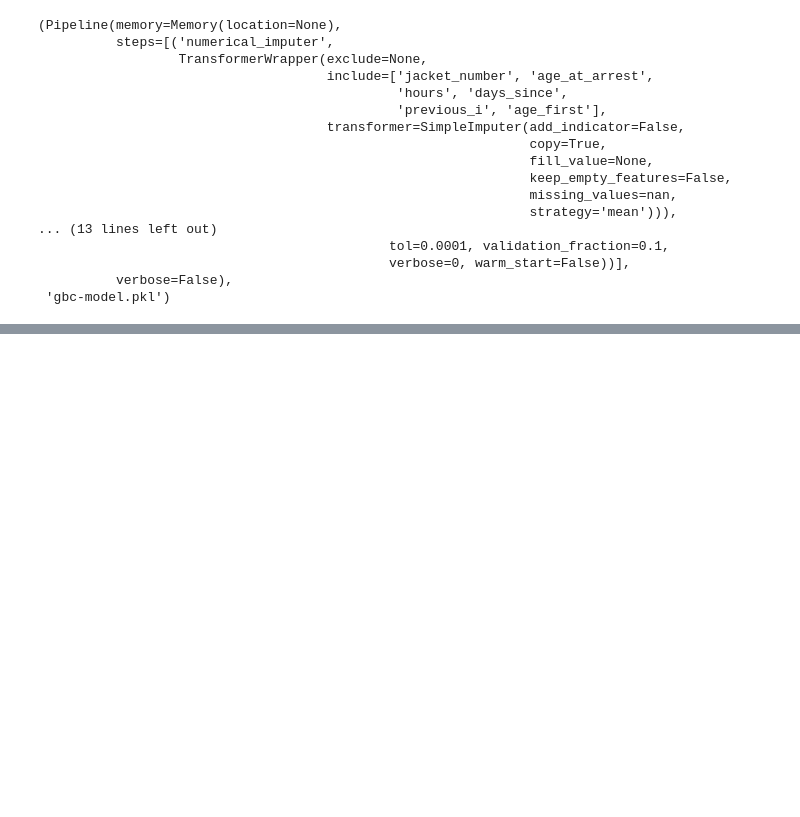
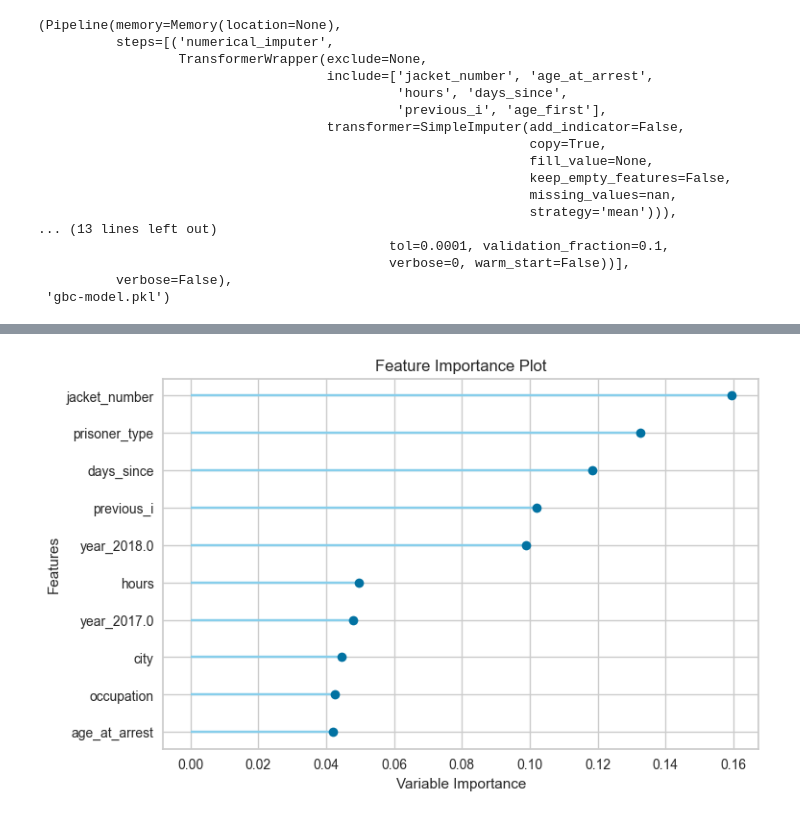
Before and after one commit to UIUC-DSC/Members-Only, a Jupyter notebook: model2.ipynb, the cells around one changed output, grey strips where cells are left out. Saved outputs shown, nothing was run; the diff lists cells and outputs as text; code cells hidden in the pictures; blank space fills up the shorter version.

```diff
--- a/model2.ipynb
+++ b/model2.ipynb
@@ -218,0 +229,3 @@ Similarity between 'r' and 'prediction_mapped': 0.7265275707898659
+# %%
+plot_model(final_gbc, plot='feature')
+# %% [output]
@@ -218,0 +233 @@ Similarity between 'r' and 'prediction_mapped': 0.7265275707898659
+[figure, added]
```
Also changed, not shown: parts of 15 cells of this notebook, 1 other file.
